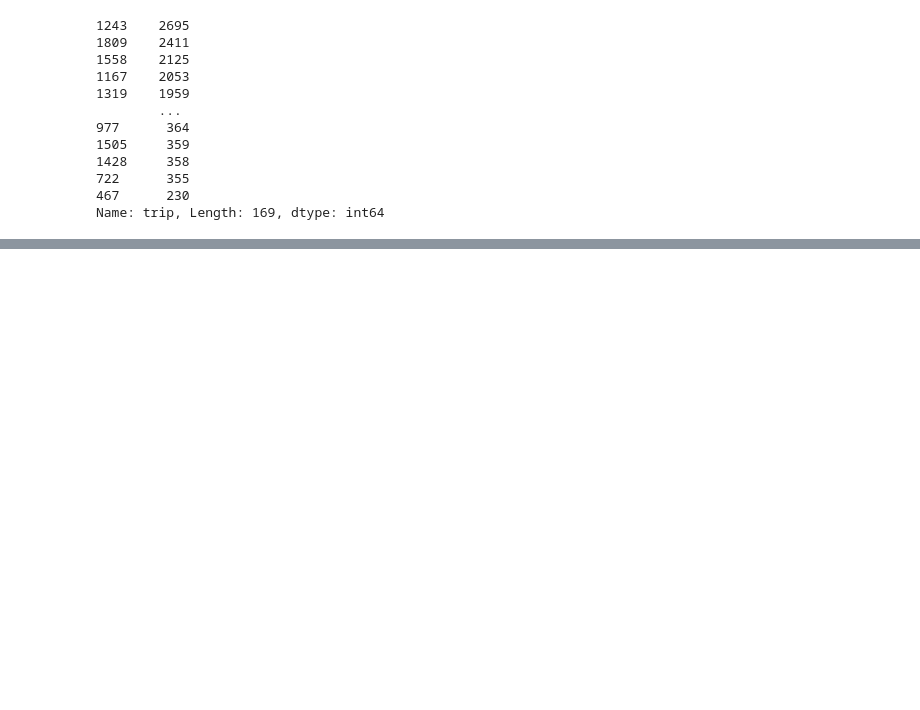
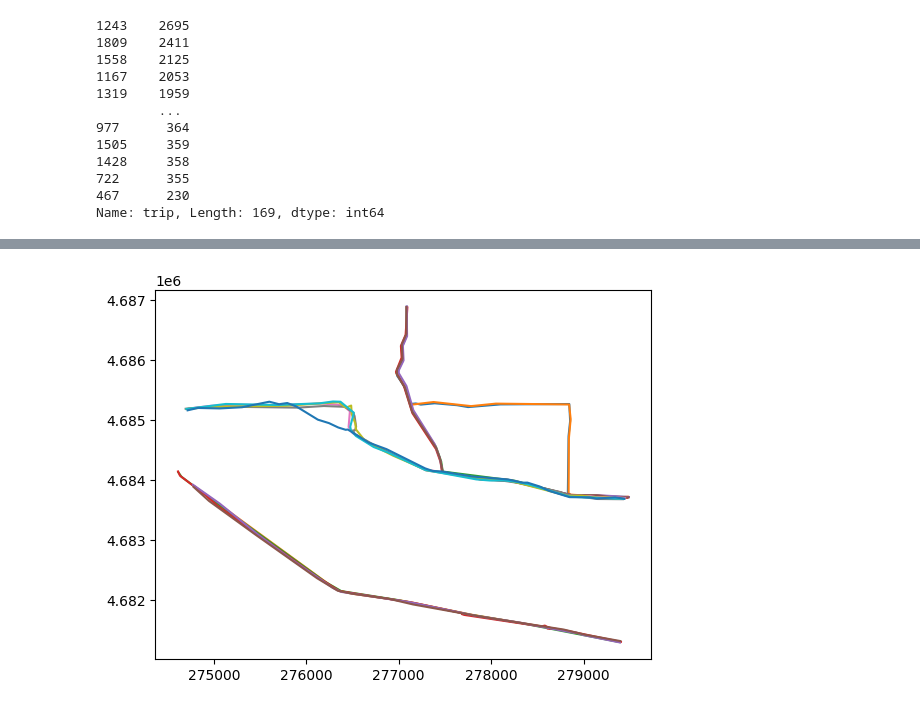
Before and after one commit to LucasGalhardi/gps-trajectories-clustering, a Jupyter notebook: routes_explore.ipynb, the cells around one changed output, grey strips where cells are left out. Saved outputs shown, nothing was run; the diff lists cells and outputs as text; code cells hidden in the pictures; blank space fills up the shorter version.

```diff
--- a/routes_explore.ipynb
+++ b/routes_explore.ipynb
@@ -80,3 +97,8 @@ trajectories_reduced = [TrajectoryClustering.reduce_polyline_points_by_rdp(p) fo
+# %%
+for t in trajectories_reduced:
+    plt.plot(t[:,0], t[:,1])
+# %% [output]
+[figure, added]
 # %%
 data = [[len(t), len(trajectories_reduced[i])] for i, t in enumerate(trajectories)]
 red = pd.DataFrame(data=data, columns=["original data points", "after RDP"])
```
Also changed, not shown: parts of 15 cells of this notebook, 1 other file.
